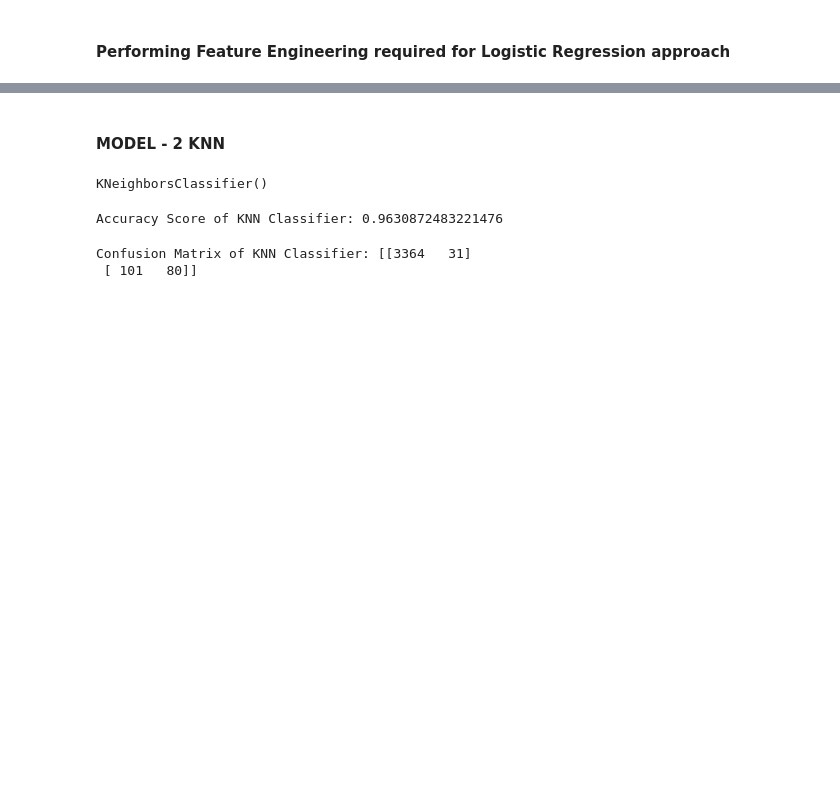
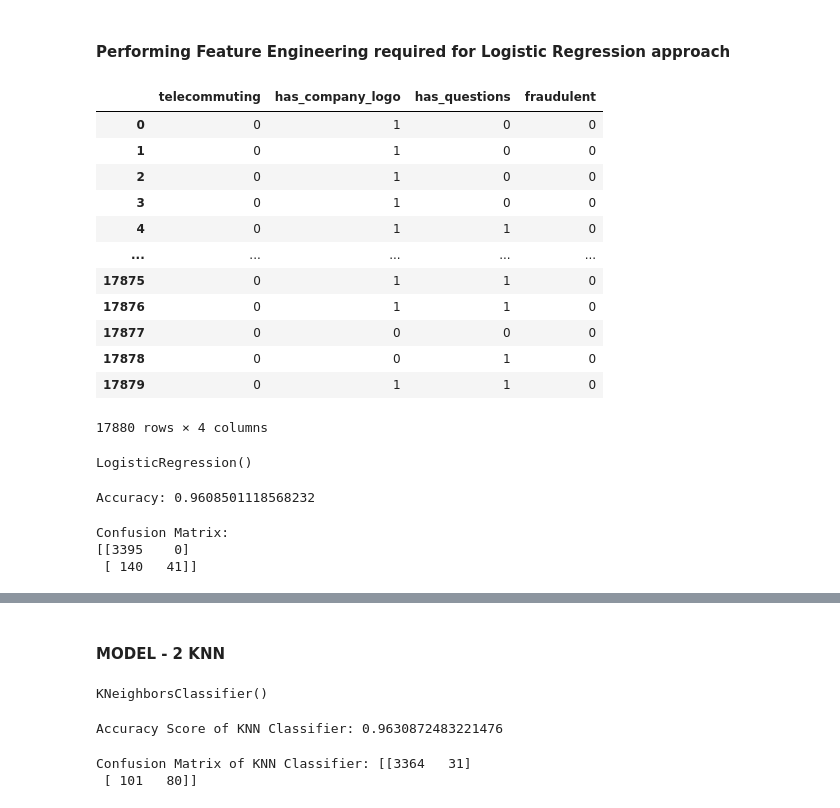
Before and after one commit to sumeetsuvarna/DataMining-Project, a Jupyter notebook: Data_Mining.ipynb, the cells around one changed output, grey strips where cells are left out. Saved outputs shown, nothing was run; the diff lists cells and outputs as text; code cells hidden in the pictures; blank space fills up the shorter version.

Commit message:
Modified  Regression Model

```diff
--- a/Data_Mining.ipynb
+++ b/Data_Mining.ipynb
@@ -209,3 +192,9 @@ dtype: int64
 # %%
 # Fill missing values in the 'location' column with a specific value, for example, 'Unknown'
 job_data['location'].fillna('', inplace=True)
+
+job_data['company_profile'].fillna('', inplace=True)
+
+job_data['requirements'].fillna('', inplace=True)
+
+job_data['description'].fillna('', inplace=True)
@@ -297,2 +284,13 @@ target = job_data['fraudulent']
+# %%
+job_data_new = job_data.drop(['job_id','requirements','benefits','description','location','country'], axis=1)
+# %%
+def convert_to_average(salary_range):
+    try:
+        min_salary, max_salary = map(int, salary_range.split('-'))
+        return (min_salary + max_salary) / 2
+    except:
+        return np.nan  # Return NaN for invalid or missing values
+
+job_data_new['salary_range'] = job_data_new['salary_range'].apply(convert_to_average)
 # %% [markdown]
 #### Performing Feature Engineering required for Logistic Regression approach
@@ -328 +309,19 @@ job_data_encoded_df = pd.get_dummies(job_data, columns=categorical_cols)
+# %%
+# Assuming 'features' is your initial set of numeric features
+features = job_data_new.drop(['title','department','salary_range','company_profile', 'employment_type', 'required_experience', 'required_education', 'industry', 'function'], axis=1)
+features
+# %% [output]
+|  | telecommuting | has_company_logo | has_questions | fraudulent |
+| 0 | 0 | 1 | 0 | 0 |
+| 1 | 0 | 1 | 0 | 0 |
+| 2 | 0 | 1 | 0 | 0 |
+| 3 | 0 | 1 | 0 | 0 |
+| 4 | 0 | 1 | 1 | 0 |
+| ... | ... | ... | ... | ... |
+| 17875 | 0 | 1 | 1 | 0 |
+| 17876 | 0 | 1 | 1 | 0 |
+| 17877 | 0 | 0 | 0 | 0 |
+| 17878 | 0 | 0 | 1 | 0 |
+| 17879 | 0 | 1 | 1 | 0 |
+17880 rows × 4 columns
 # %%
@@ -330,0 +330,25 @@ final_df = pd.concat([job_data_encoded_df, X_description_df, X_title_df, X_compa
+# %%
+# Split the data into features and target label
+features = final_features.drop('fraudulent', axis=1)
+target = final_features['fraudulent']
+
+X_train, X_test, y_train, y_test = train_test_split(features, target, test_size=0.2, random_state=42)
+
+model = LogisticRegression()
+model.fit(X_train, y_train)
+# %% [output]
+LogisticRegression()
+# %%
+y_pred = model.predict(X_test)
+accuracy = accuracy_score(y_test, y_pred)
+print(f"Accuracy: {accuracy}")
+# %% [output]
+Accuracy: 0.9608501118568232
+# %%
+conf_matrix = confusion_matrix(y_test, y_pred)
+print("Confusion Matrix:")
+print(conf_matrix)
+# %% [output]
+Confusion Matrix:
+[[3395    0]
+ [ 140   41]]
```
Also changed, not shown: parts of 18 cells of this notebook.
